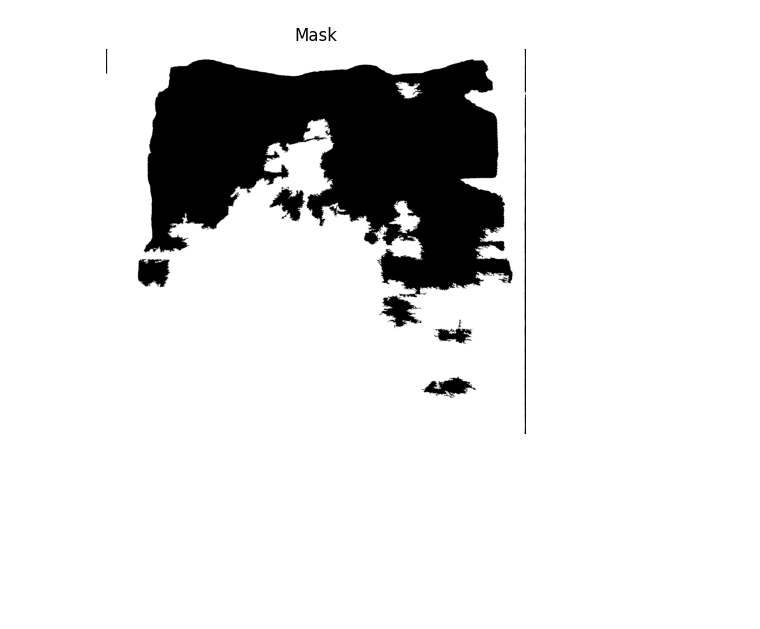
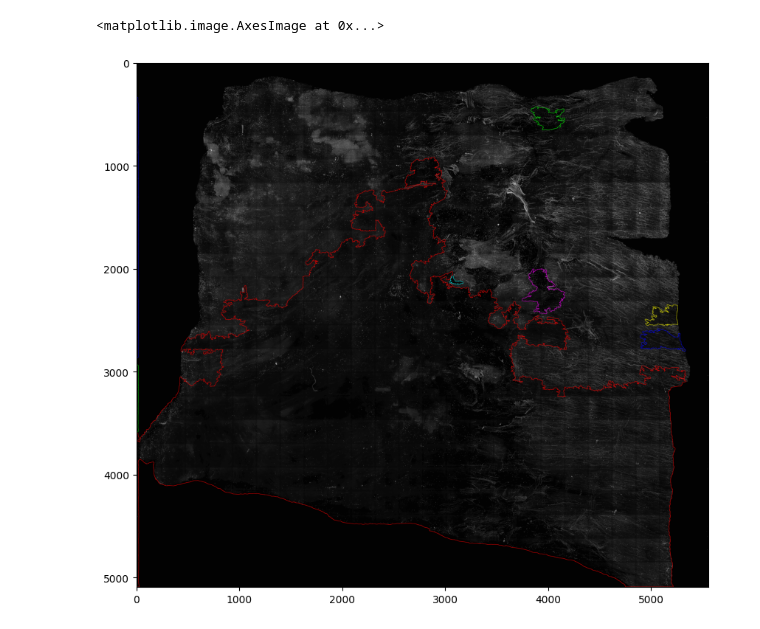
Before and after one commit to vincenzocivale/pig_tissue_segmentation, a Jupyter notebook: notebooks/main.ipynb, the cells around one changed output. Saved outputs shown, nothing was run; the diff lists cells and outputs as text; code cells hidden in the pictures; blank space fills up the shorter version.

Commit message:
feat: enhance superpixel segmentation with tissue mask integration and add post-processing functions for contour extraction

```diff
--- a/notebooks/main.ipynb
+++ b/notebooks/main.ipynb
@@ -77,4 +54,0 @@ superpixel_viz = mark_boundaries(cv2.cvtColor(preprocessed_auto, cv2.COLOR_GRAY2
-# %%
-import src.models.segmentation as sg
-
-mask = sg.superpixel_clustering_segmentation(preprocessed_auto, superpixel_segments)
@@ -91,11 +170,16 @@ True
+# %%
+import src.visualization.visualize as vis
+
+overlay = overlay_contours(
+    image=preprocessed_auto,  # Immagine originale
+    contours=contours,        # Lista di contorni estratti
+    thickness=2               # Spessore (opzionale)
+)
 # %%
 import matplotlib.pyplot as plt
 
-# Visualizza l'immagine mask
-plt.figure(figsize=(10, 5))
-plt.title('Mask')
-plt.imshow(mask, cmap='gray')
-plt.axis('off')
-plt.show()
+plt.figure(figsize=(10, 10))
+plt.imshow(overlay)
 # %% [output]
+<matplotlib.image.AxesImage at 0x...>
-[figure, old version]
+[figure, new version]
```
Also changed, not shown: parts of 9 cells of this notebook, 4 other files.
